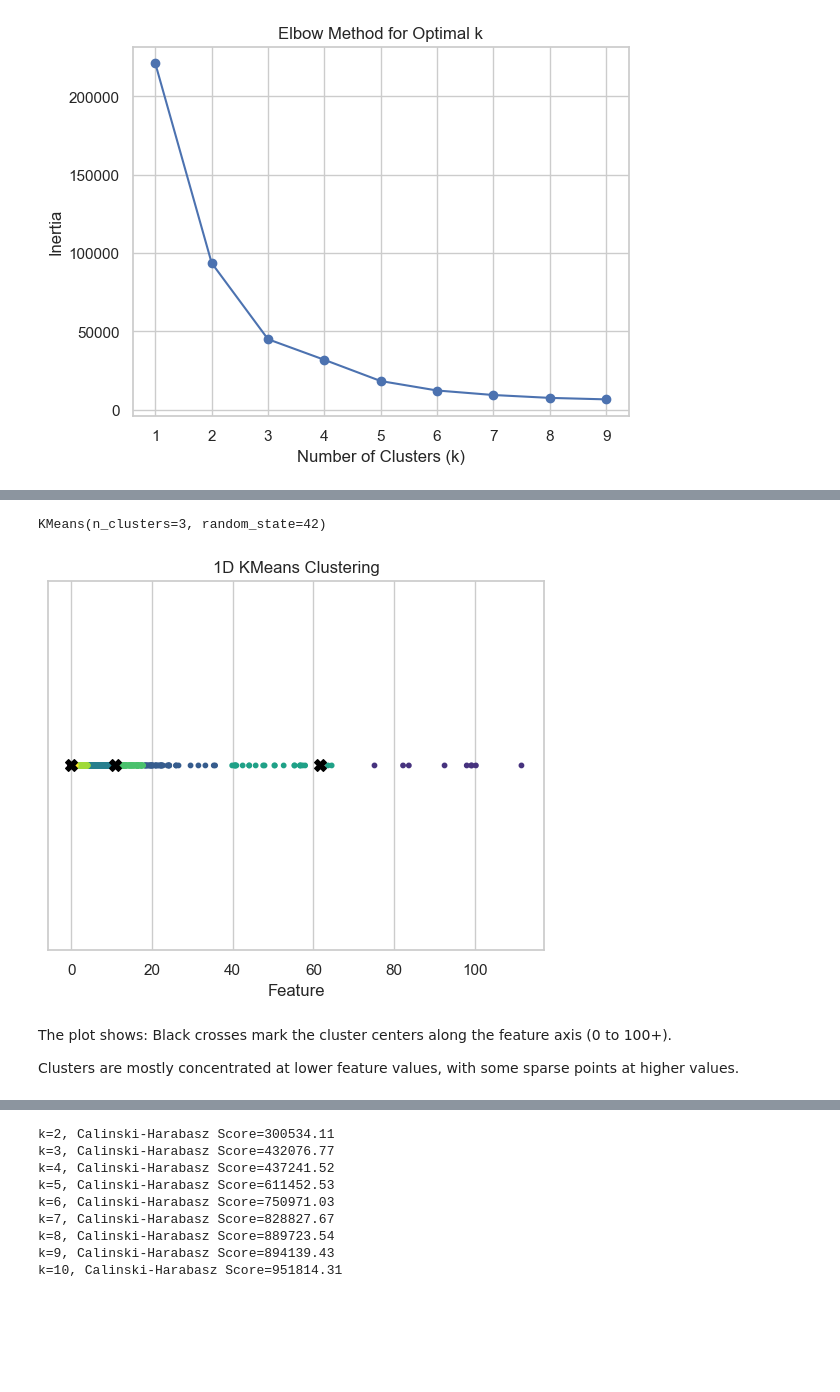
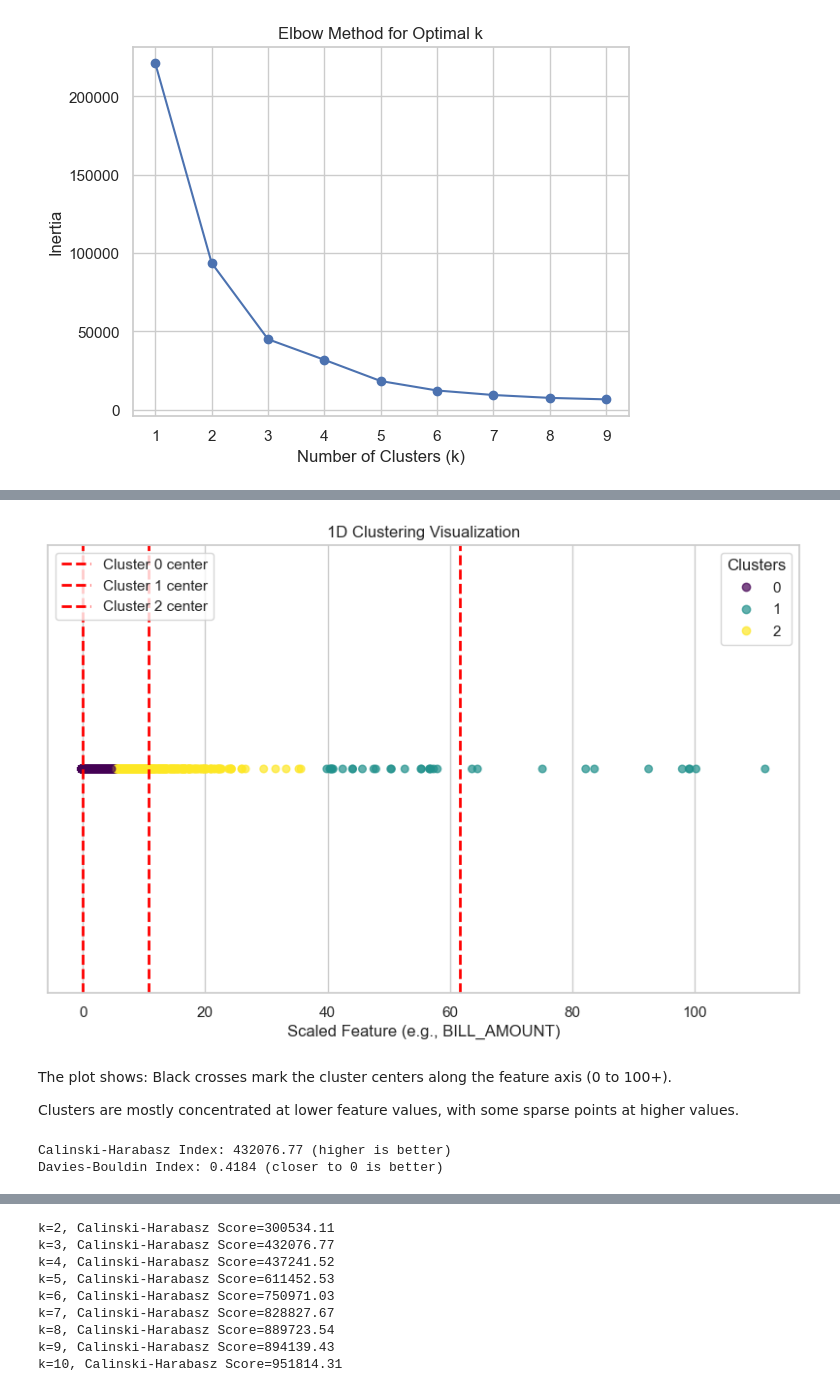
Before and after one commit to Assesa44/water-loss-reduction-through-smart-metering, a Jupyter notebook: Notebooks/Exploratory/clustering.ipynb, the cells around one changed output, grey strips where cells are left out. Drawn from its saved outputs; the diff is of its cells as text; code cells hidden in the pictures; blank space fills up the shorter version.

```diff
--- a/Notebooks/Exploratory/clustering.ipynb
+++ b/Notebooks/Exploratory/clustering.ipynb
@@ -220,31 +228,53 @@ This indicates k=3 gives the best balance of accuracy and simplicity.
 # Instantiate KMeans model, using the best n_clusters value as indicated by the plot above
 kmeans = KMeans(n_clusters= 3, random_state= 42)
 
-# Fit the model on  scaled data
-kmeans.fit(X_scaled)
-
-kmeans
+# Fit the model and predict on scaled data
+clusters = kmeans.fit_predict(X_scaled)
-# %% [output]
-KMeans(n_clusters=3, random_state=42)
-# %%
-import matplotlib.pyplot as plt
-
-centers = kmeans.cluster_centers_
-
-# Plot your data on the x-axis, and just put zeros on y-axis
-plt.scatter(X_scaled[:, 0], [0]*len(X_scaled), c=clusters, s=10, cmap='viridis')
-
-# Plot the centers on the same line
-plt.scatter(centers[:, 0], [0]*len(centers), c='black', s=70, marker='X')
-
-plt.yticks([])  # hide y-axis ticks
-plt.xlabel("Feature")
-plt.title("1D KMeans Clustering")
-plt.show()
-# %% [output]
-[figure, removed]
+# %%
+# Get cluster centers
+centers = kmeans.cluster_centers_
+
+# Plot the data points
+plt.figure(figsize=(10, 6))
+scatter = plt.scatter(X_scaled, np.zeros_like(X_scaled), c=clusters, cmap='viridis', s=30, alpha=0.7)
+
+# Plot cluster centers as vertical lines
+for i, c in enumerate(centers):
+    plt.axvline(x=c, color='red', linestyle='--', linewidth=2, label=f'Cluster {i} center')
+
+# Add legend for clusters (based on scatter plot colors)
+legend1 = plt.legend(*scatter.legend_elements(), title="Clusters", loc="upper right")
+plt.gca().add_artist(legend1)
+
+# Add legend for cluster centers
+plt.legend(loc="upper left")
+
+plt.title("1D Clustering Visualization")
+plt.xlabel("Scaled Feature (e.g., BILL_AMOUNT)")
+plt.yticks([])  # remove y-axis since it's meaningless in 1D
+plt.show()
+# %% [output]
+[figure, added]
 # %% [markdown]
 The plot shows:
 Black crosses mark the cluster centers along the feature axis (0 to 100+).
 
 Clusters are mostly concentrated at lower feature values, with some sparse points at higher values.
+# %%
+from sklearn.metrics import silhouette_score, calinski_harabasz_score, davies_bouldin_score
+
+# # 1. Silhouette Score
+# silhouette = silhouette_score(X_scaled, clusters)
+
+# 2. Calinski-Harabasz Index
+calinski = calinski_harabasz_score(X_scaled, clusters)
+
+# 3. Davies-Bouldin Index
+davies = davies_bouldin_score(X_scaled, clusters)
+
+# print(f"Silhouette Score: {silhouette:.4f} (closer to 1 is better)")
+print(f"Calinski-Harabasz Index: {calinski:.2f} (higher is better)")
+print(f"Davies-Bouldin Index: {davies:.4f} (closer to 0 is better)")
+# %% [output]
+Calinski-Harabasz Index: 432076.77 (higher is better)
+Davies-Bouldin Index: 0.4184 (closer to 0 is better)
```
Also changed, not shown: parts of 35 cells of this notebook.
